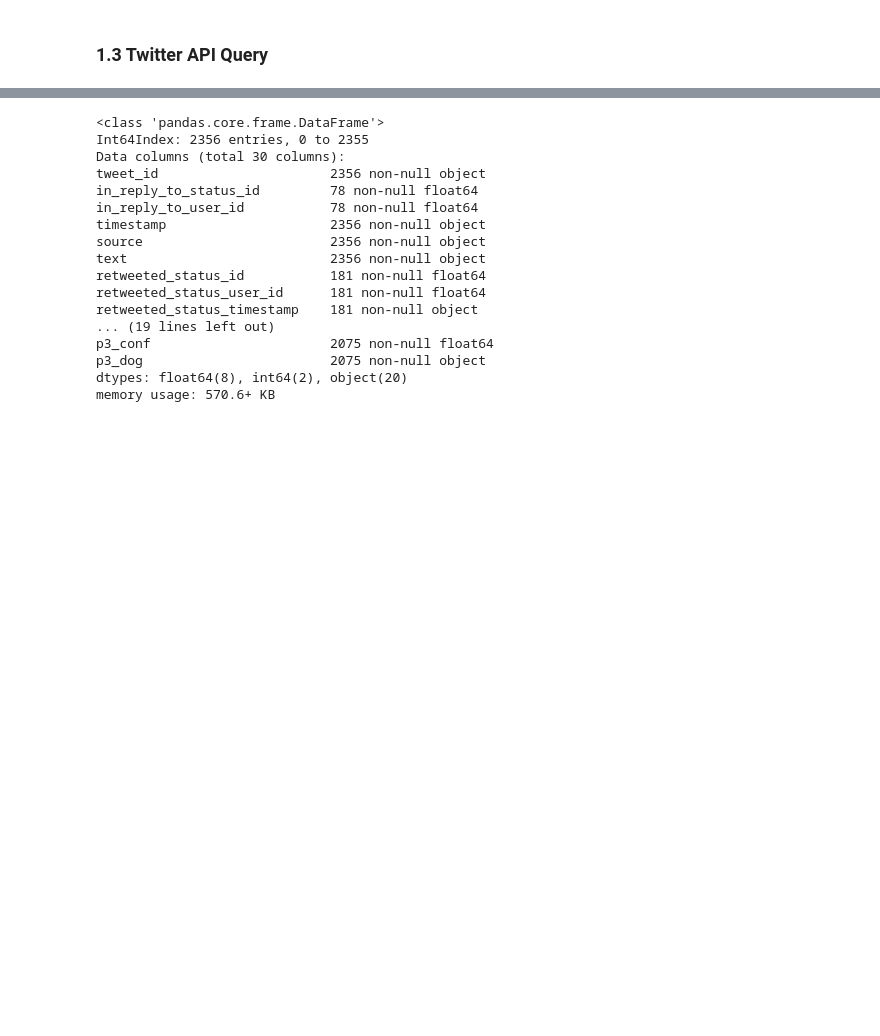
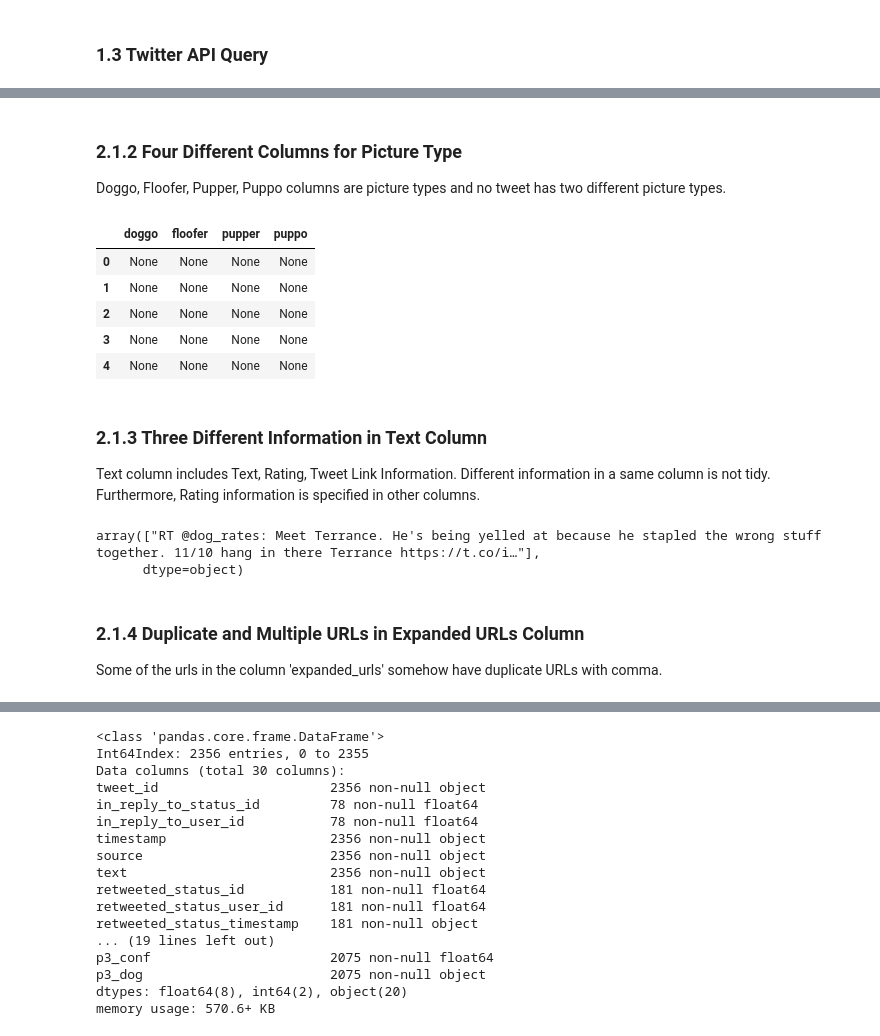
Before and after one commit to Hajeong-Noh/20180617_Wrangle-and-Analyze-Data, a Jupyter notebook: wrangle_act.ipynb, the cells around one changed output, grey strips where cells are left out. Cells and saved outputs as stored; diff of their text form; code cells hidden in the pictures; blank space fills up the shorter version.

```diff
--- a/wrangle_act.ipynb
+++ b/wrangle_act.ipynb
@@ -112,0 +168,23 @@ All DataFrames describes the observations of each tweet. There is no need for th
+# %% [markdown]
+### 2.1.2 Four Different Columns for Picture Type
+Doggo, Floofer, Pupper, Puppo columns are picture types and no tweet has two different picture types.
+# %%
+twitter_archive[['doggo', 'floofer', 'pupper', 'puppo']].head()
+# %% [output]
+|  | doggo | floofer | pupper | puppo |
+| 0 | None | None | None | None |
+| 1 | None | None | None | None |
+| 2 | None | None | None | None |
+| 3 | None | None | None | None |
+| 4 | None | None | None | None |
+# %% [markdown]
+### 2.1.3 Three Different Information in Text Column
+Text column includes Text, Rating, Tweet Link Information. Different information in a same column is not tidy. Furthermore, Rating information is specified in other columns.
+# %%
+twitter_archive.text.sample().values
+# %% [output]
+array(["RT @dog_rates: Meet Terrance. He's being yelled at because he stapled the wrong stuff together. 11/10 hang in there Terrance https://t.co/i…"],
+      dtype=object)
+# %% [markdown]
+### 2.1.4 Duplicate and Multiple URLs in Expanded URLs Column
+Some of the urls in the column 'expanded_urls' somehow have duplicate URLs with comma.
```
Also changed, not shown: parts of 97 cells of this notebook, 2 other files.
